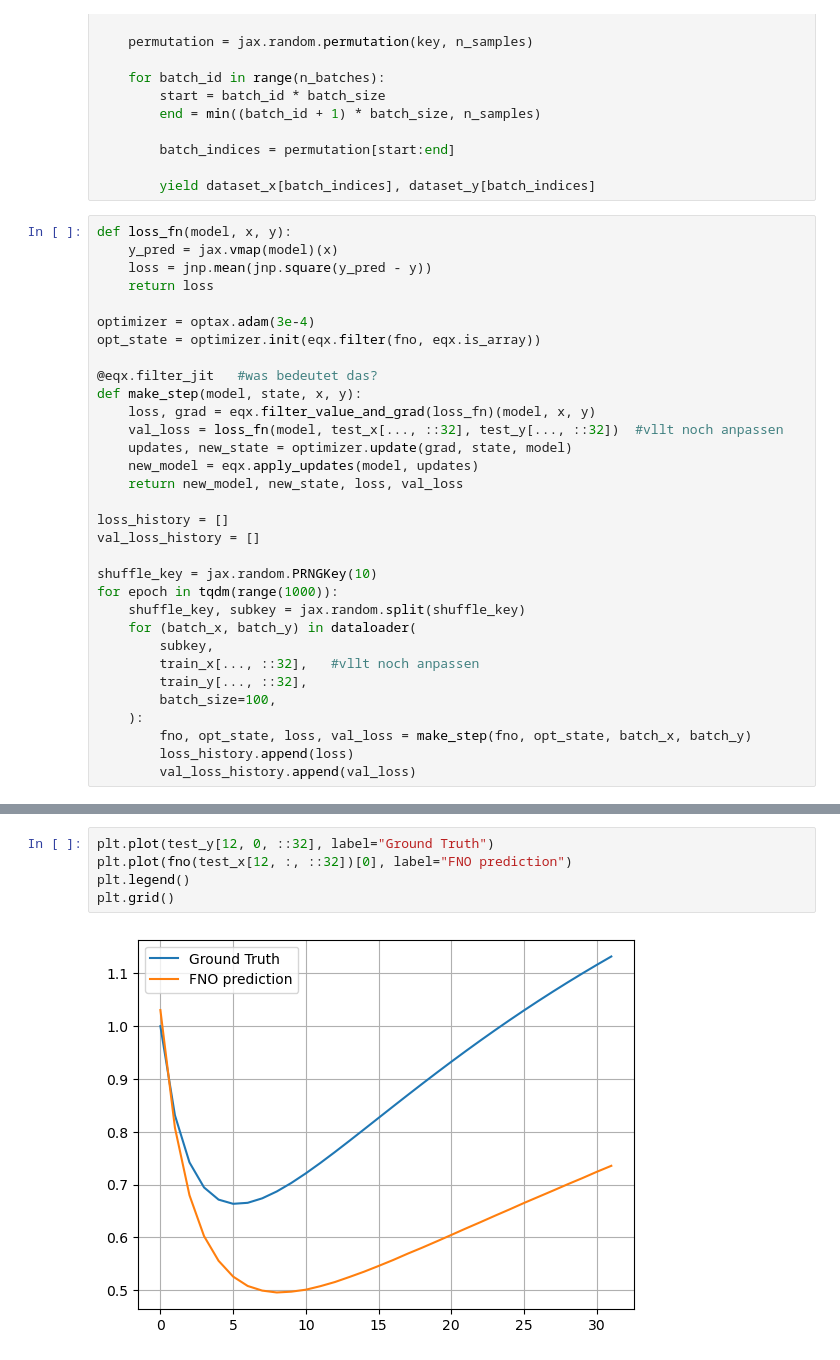
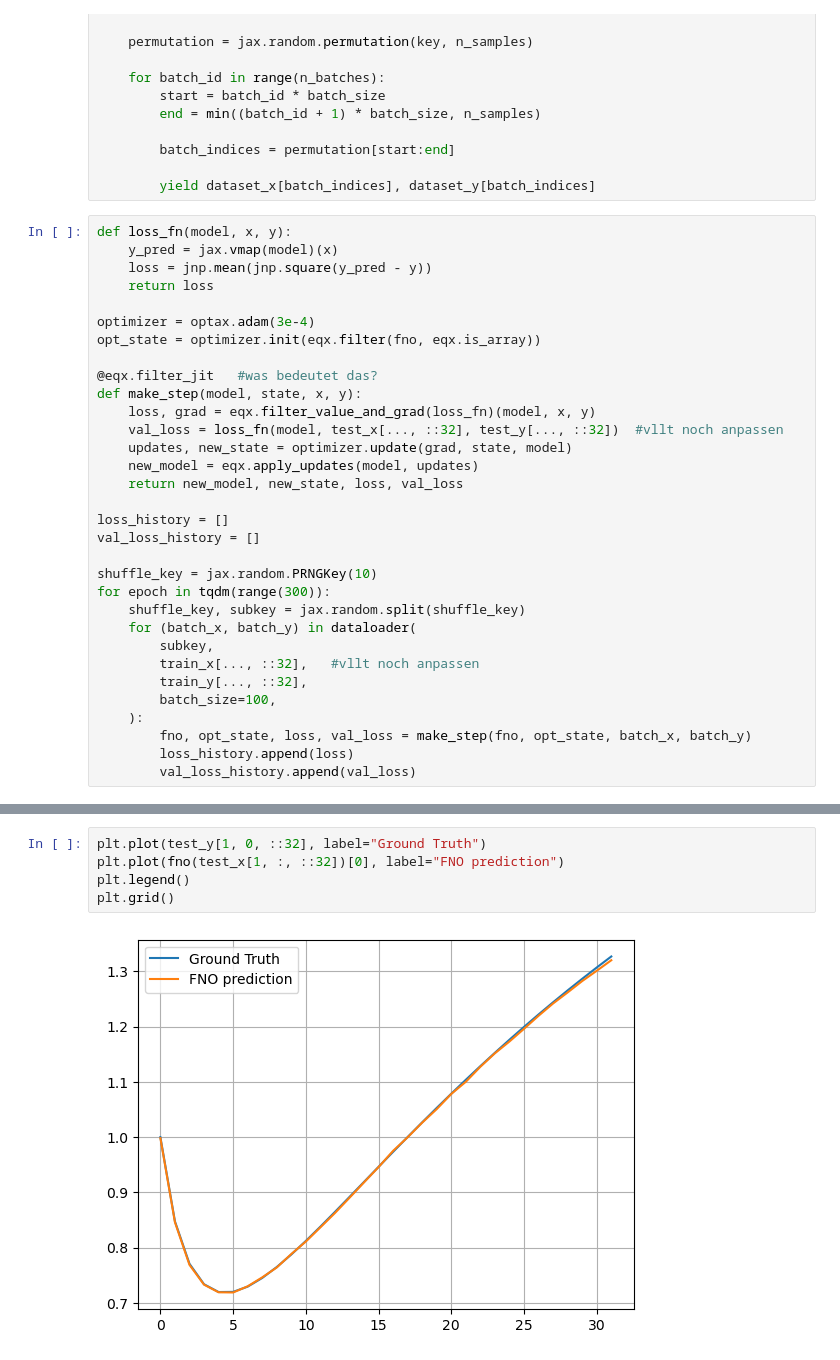
Before and after one commit to RuneRost/RadiativeTransfer, a Jupyter notebook: FNO_spherical_symmetry_RTE.ipynb, the cells around one changed output, grey strips where cells are left out. Drawn from its saved outputs; the diff is of its cells as text.

```diff
--- a/FNO_spherical_symmetry_RTE.ipynb
+++ b/FNO_spherical_symmetry_RTE.ipynb
@@ -332,7 +314,7 @@ loss_history = []
 val_loss_history = []
 
 shuffle_key = jax.random.PRNGKey(10)
-for epoch in tqdm(range(1000)):
+for epoch in tqdm(range(300)):
     shuffle_key, subkey = jax.random.split(shuffle_key)
     for (batch_x, batch_y) in dataloader(
         subkey,
@@ -354,7 +336,7 @@ plt.grid()
 # %%
-plt.plot(test_y[12, 0, ::32], label="Ground Truth")
-plt.plot(fno(test_x[12, :, ::32])[0], label="FNO prediction")
+plt.plot(test_y[1, 0, ::32], label="Ground Truth")
+plt.plot(fno(test_x[1, :, ::32])[0], label="FNO prediction")
 plt.legend()
 plt.grid()
 # %% [output]
-[figure, old version]
+[figure, new version]
```
Also changed, not shown: parts of 3 cells of this notebook.
